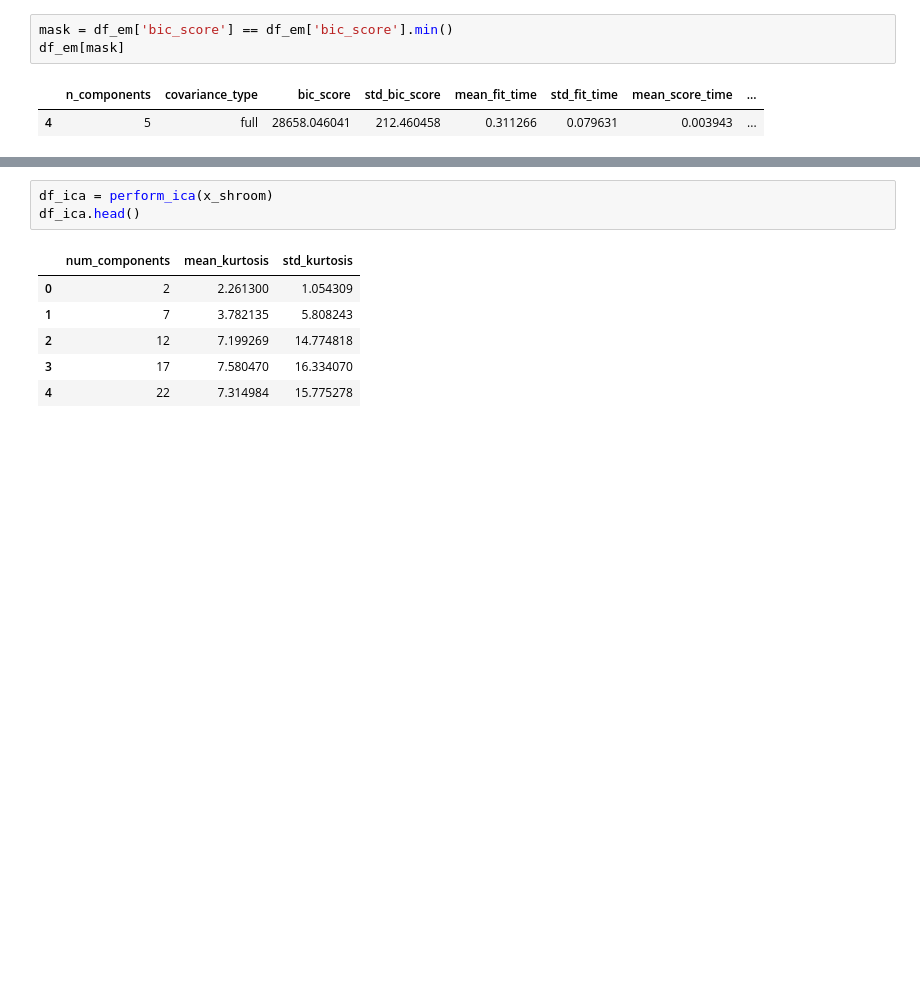
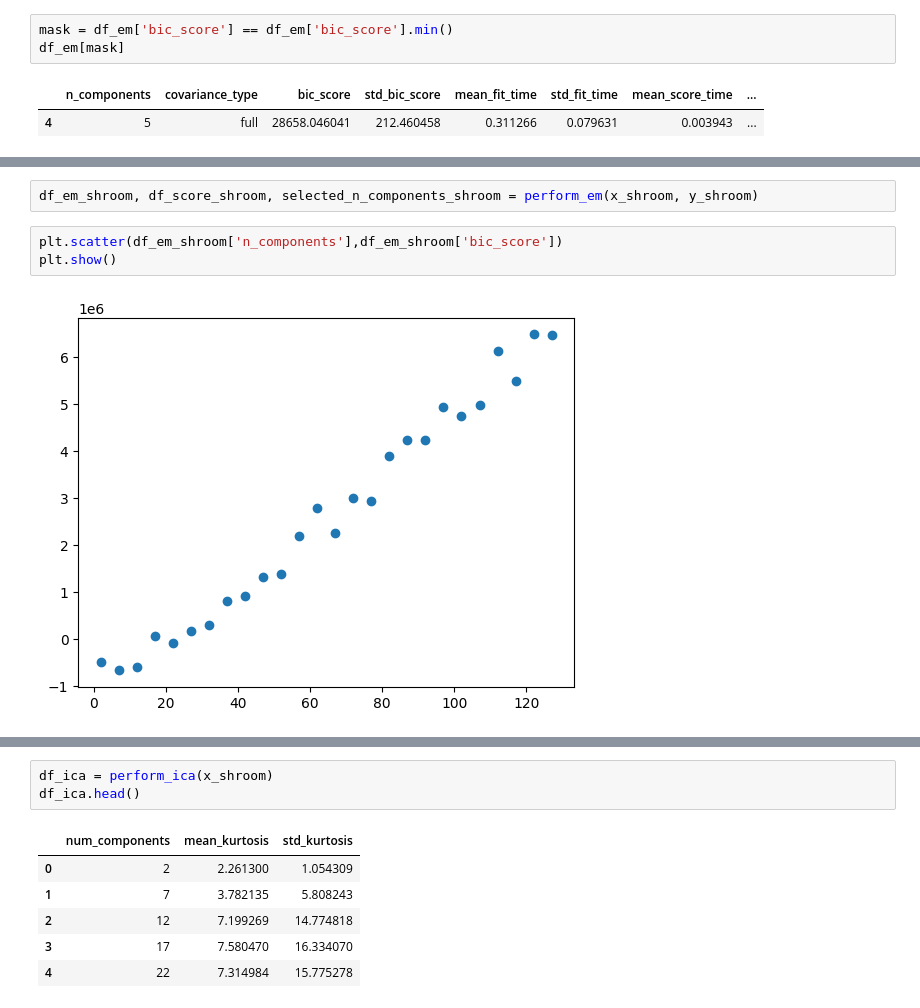
Before and after one commit to lboadi2/machine_learning, a Jupyter notebook: 3_unsupervised_learning/unsupe_models.ipynb, the cells around one changed output, grey strips where cells are left out. Saved outputs shown, nothing was run; the diff lists cells and outputs as text; blank space fills up the shorter version.

```diff
--- a/3_unsupervised_learning/unsupe_models.ipynb
+++ b/3_unsupervised_learning/unsupe_models.ipynb
@@ -479,0 +761,7 @@ plt.show()
+# %%
+df_em_shroom, df_score_shroom, selected_n_components_shroom = perform_em(x_shroom, y_shroom)
+# %%
+plt.scatter(df_em_shroom['n_components'],df_em_shroom['bic_score'])
+plt.show()
+# %% [output]
+[figure, added]
```
Also changed, not shown: parts of 37 cells of this notebook.
